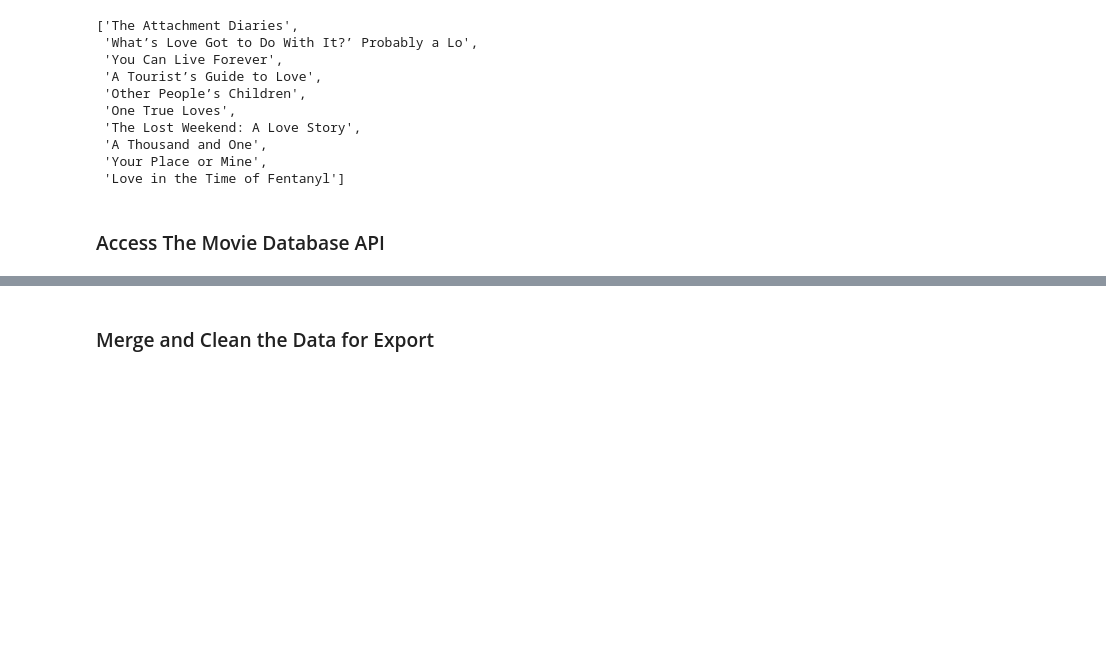
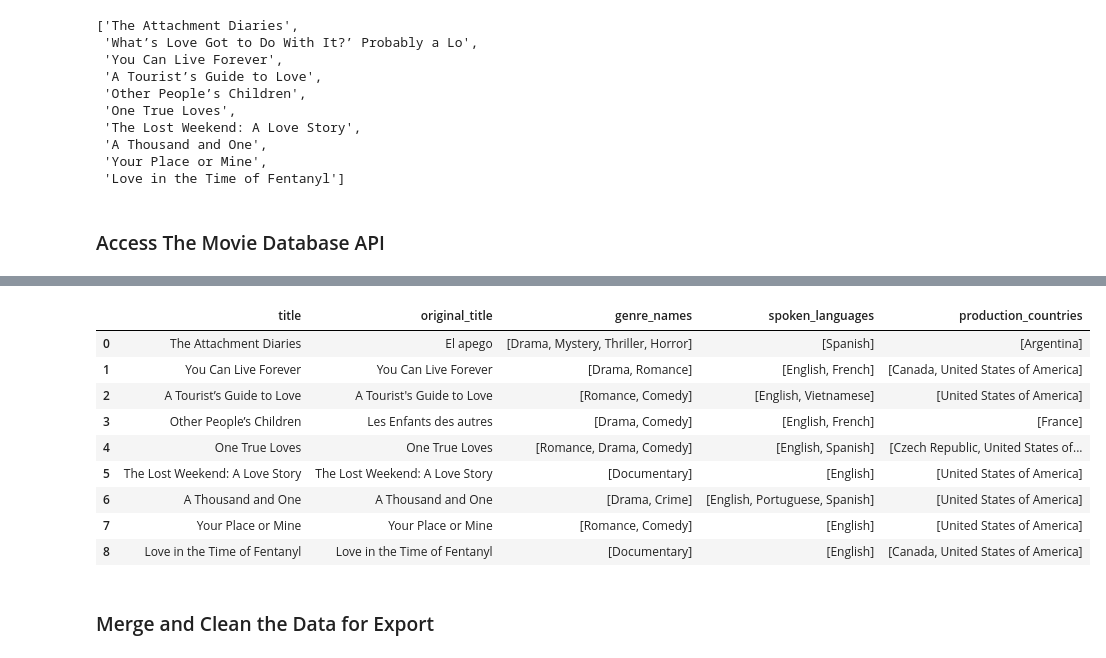
Before and after one commit to jrios46/data-sourcing-challenge, a Jupyter notebook: retrieve_movie_data.ipynb, the cells around one changed output, grey strips where cells are left out. Cells and saved outputs as stored; diff of their text form; code cells hidden in the pictures; blank space fills up the shorter version.

```diff
--- a/retrieve_movie_data.ipynb
+++ b/retrieve_movie_data.ipynb
@@ -193,7 +193,7 @@ titles
 ### Access The Movie Database API
 # %%
 # Prepare The Movie Database query
-url = "https://api.themoviedb.org/3/search/movie?query="
+url_tmdb = "https://api.themoviedb.org/3/search/movie?query="
 tmdb_key_string = "&api_key=" + tmdb_api_key
 # %%
 # Create an empty list to store the results
@@ -206,16 +206,17 @@ print ("application is sleeping")
 time.sleep(3)
 # Loop through the titles
 for title in titles:
+
     print(request_counter)
     if request_counter % 5 == 0:
         print(request_counter)
-        time.sleep(1)
+        time.sleep(3)
         print(f"Sleeping at {request_counter} requests")
     # Check if we need to sleep before making a request
     # Add 1 to the request counter
-    request_counter += 1
+        request_counter += 1
     # Perform a "GET" request for The Movie Database
-    data = requests.get(url + title + tmdb_key_string).json()
+    data = requests.get(url_tmdb + title + tmdb_key_string).json()
     # Include a try clause to search for the full movie details.
     # Use the except clause to print out a statement if a movie
     # is not found.
@@ -223,30 +224,36 @@ for title in titles:
      # Get movie id
         movie_id = data["results"][0]["id"]
         # Make a request for a the full movie details
+        print(movie_id)
         # Execute "GET" request with url
         query_url = f"https://api.themoviedb.org/3/movie/{movie_id}?api_key={tmdb_api_key}"
         response_data = requests.get(query_url).json()
+
+        #print(response_data)
         # Extract the genre names into a list
         # Extract the spoken_languages' English name into a list
         # Extract the production_countries' name into a list
-        movie_details = response_data["results"][0]
-        genre_names = [genres['name'] for genres in movie_details.get('genres')]
-        spoken_languages = [lang['english_name'] for lang in movie_details.get('spoken_languages')]
-        production_countries = [country['name'] for country in movie_details.get('production_countries')]
+
+        #movie_details = response_data["results"][0]
+        genre_names = [genre["name"] for genre in response_data.get("genres")]
+        print(genre_names)
+        spoken_languages = [lang['english_name'] for lang in response_data.get('spoken_languages')]
+        production_countries = [country['name'] for country in response_data.get('production_countries')]
 
         # Add the relevant data to a dictionary and
         # append it to the tmdb_movies_list list
         movie_info = {
                     "title": title,
-                    "original_title": data['original_title'],
+                    "original_title": response_data['original_title'],
                     "genre_names": genre_names,
                     "spoken_languages": spoken_languages,
                     "production_countries": production_countries
                     }
         tmdb_movies_list.append(movie_info)
-    except:
+
+    except Exception as e:
         # Print out the title that was found
-        print(f"No page {title} found")
+        print(f"No page {title} found",e)
 # %% [output]
 application is sleeping
 1
@@ -268,6 +275,6 @@ No page Love in the Time of Fentanyl found
 # %%
 # Preview the first 5 results in JSON format
 # Use json.dumps with argument indent=4 to format data
-tmdb_movies_list = response.json()
+
 # Print results in JSON format
 print(json.dumps(tmdb_movies_list, indent=4))
@@ -274,8 +299,19 @@ print(json.dumps(tmdb_movies_list, indent=4))
 # %%
 # Convert the results to a DataFrame
-tmdb_movies_df = pd.json_normalize(tmdb_movies_list["response"]["docs"])
+tmdb_movies_df = pd.json_normalize(tmdb_movies_list)
 
 tmdb_movies_df
+# %% [output]
+|  | title | original_title | genre_names | spoken_languages | production_countries |
+| 0 | The Attachment Diaries | El apego | [Drama, Mystery, Thriller, Horror] | [Spanish] | [Argentina] |
+| 1 | You Can Live Forever | You Can Live Forever | [Drama, Romance] | [English, French] | [Canada, United States of America] |
+| 2 | A Tourist’s Guide to Love | A Tourist's Guide to Love | [Romance, Comedy] | [English, Vietnamese] | [United States of America] |
+| 3 | Other People’s Children | Les Enfants des autres | [Drama, Comedy] | [English, French] | [France] |
+| 4 | One True Loves | One True Loves | [Romance, Drama, Comedy] | [English, Spanish] | [Czech Republic, United States of... |
+| 5 | The Lost Weekend: A Love Story | The Lost Weekend: A Love Story | [Documentary] | [English] | [United States of America] |
+| 6 | A Thousand and One | A Thousand and One | [Drama, Crime] | [English, Portuguese, Spanish] | [United States of America] |
+| 7 | Your Place or Mine | Your Place or Mine | [Romance, Comedy] | [English] | [United States of America] |
+| 8 | Love in the Time of Fentanyl | Love in the Time of Fentanyl | [Documentary] | [English] | [Canada, United States of America] |
 # %% [markdown]
 ### Merge and Clean the Data for Export
 # %%
```
Also changed, not shown: parts of 2 cells of this notebook, 1 other file.
